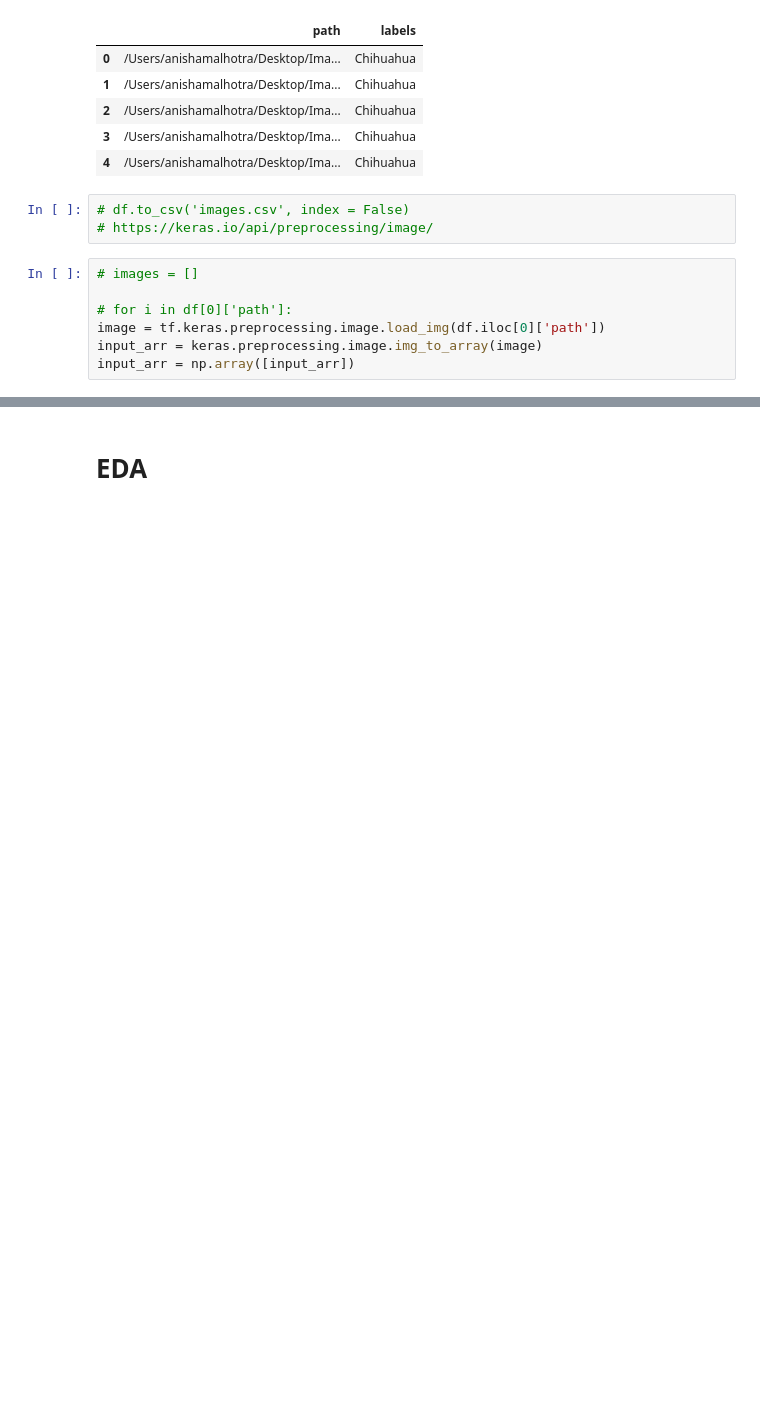
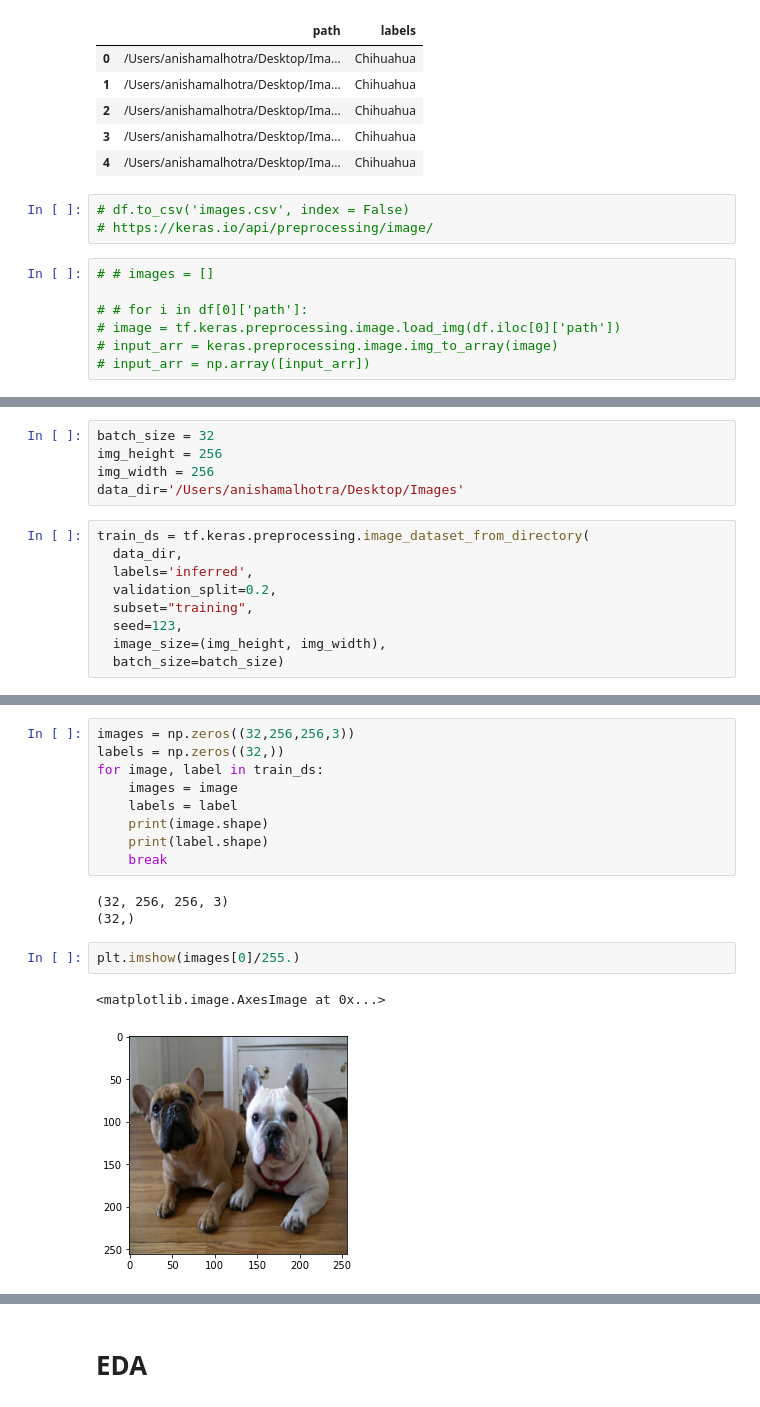
Before and after one commit to anisha732/DogImageClassification, a Jupyter notebook: Raw_Notebook.ipynb, the cells around one changed output, grey strips where cells are left out. Saved outputs shown, nothing was run; the diff lists cells and outputs as text; blank space fills up the shorter version.

```diff
--- a/Raw_Notebook.ipynb
+++ b/Raw_Notebook.ipynb
@@ -30,9 +42,9 @@ df.head()
 # df.to_csv('images.csv', index = False)
 # https://keras.io/api/preprocessing/image/
 # %%
-# images = []
+# # images = []
 
-# for i in df[0]['path']:
-image = tf.keras.preprocessing.image.load_img(df.iloc[0]['path'])
-input_arr = keras.preprocessing.image.img_to_array(image)
-input_arr = np.array([input_arr])
+# # for i in df[0]['path']:
+# image = tf.keras.preprocessing.image.load_img(df.iloc[0]['path'])
+# input_arr = keras.preprocessing.image.img_to_array(image)
+# input_arr = np.array([input_arr])
@@ -55,0 +51,14 @@ input_arr.shape
+# %%
+batch_size = 32
+img_height = 256
+img_width = 256
+data_dir='/Users/anishamalhotra/Desktop/Images'
+# %%
+train_ds = tf.keras.preprocessing.image_dataset_from_directory(
+  data_dir,
+  labels='inferred',
+  validation_split=0.2,
+  subset="training",
+  seed=123,
+  image_size=(img_height, img_width),
+  batch_size=batch_size)
@@ -55,0 +80,17 @@ input_arr.shape
+# %%
+images = np.zeros((32,256,256,3))
+labels = np.zeros((32,))
+for image, label in train_ds:
+    images = image
+    labels = label
+    print(image.shape)
+    print(label.shape)
+    break
+# %% [output]
+(32, 256, 256, 3)
+(32,)
+# %%
+plt.imshow(images[0]/255.)
+# %% [output]
+<matplotlib.image.AxesImage at 0x...>
+[figure, added]
```
Also changed, not shown: parts of 27 cells of this notebook.
